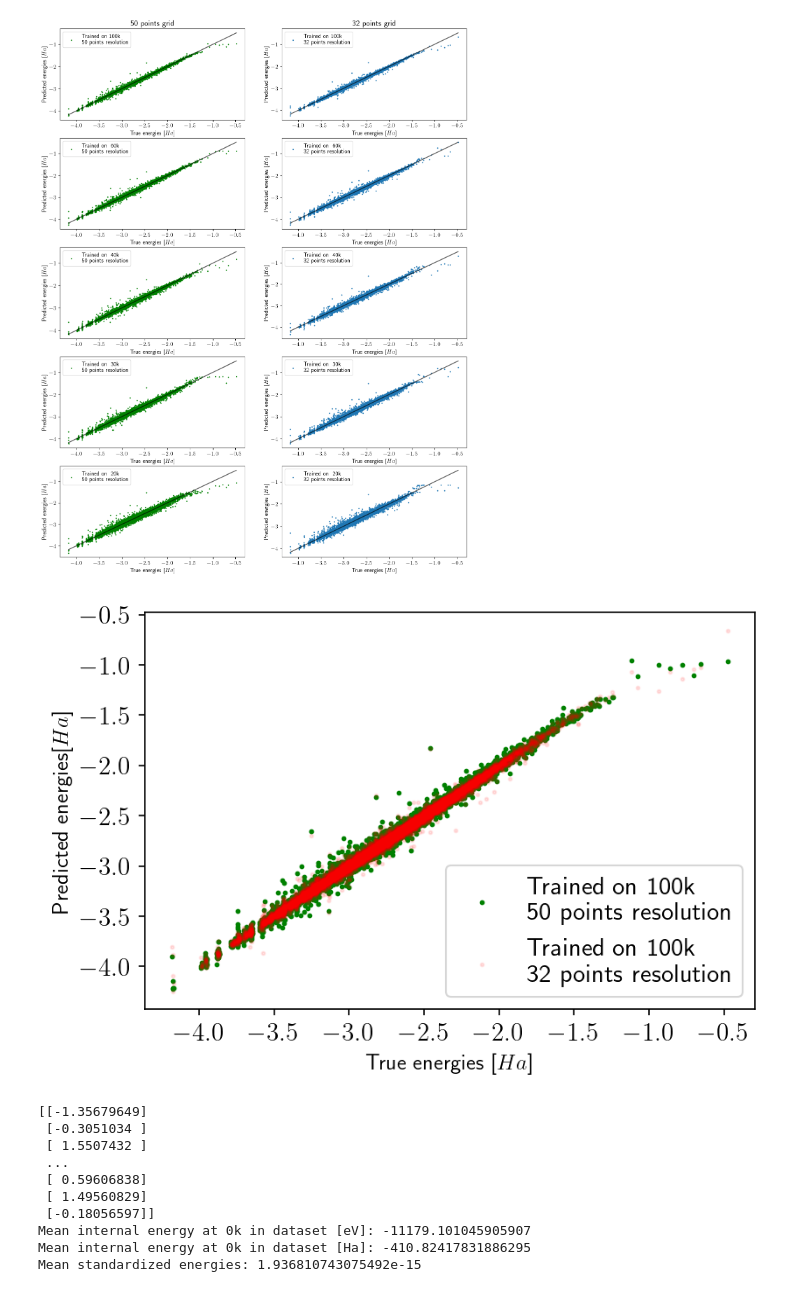
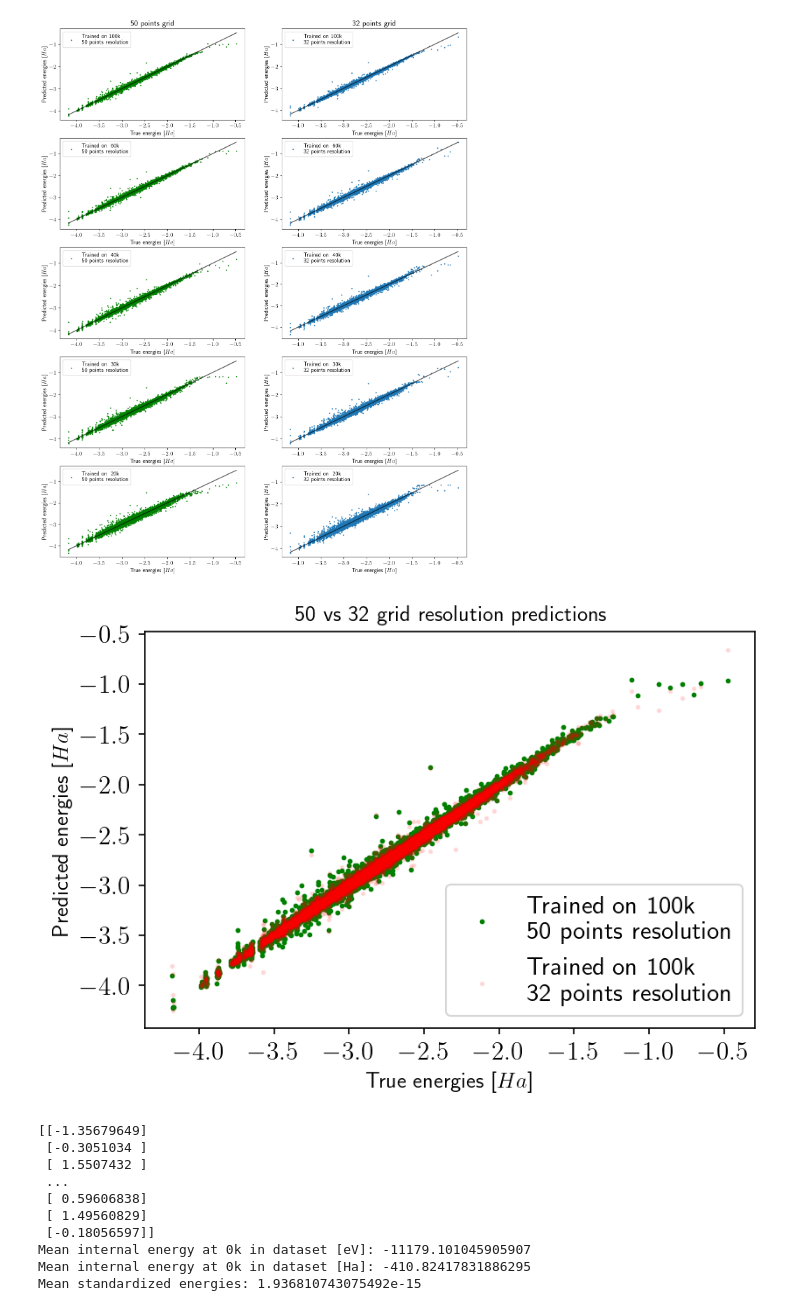
Before and after one commit to lbrodolo/deep_molecules, a Jupyter notebook: dataset_results_analysis.ipynb, the cells around one changed output. Drawn from its saved outputs; the diff is of its cells as text; code cells hidden in the pictures.

```diff
--- a/dataset_results_analysis.ipynb
+++ b/dataset_results_analysis.ipynb
@@ -225,15 +225,17 @@ for i in range(5):
 # %%
 plt.rcParams['figure.dpi'] = 150
 plt.scatter(true_targets_test, grid50_100k, c='Green', s=3, alpha=1, label='Trained on 100k \n50 points resolution')
 plt.scatter(true_targets_test, grid32_100k_adattata, c='r', s=3, alpha=.1, label='Trained on 100k \n32 points resolution')
 plt.xticks(fontsize=14)
 plt.yticks(fontsize=14)
 plt.legend(prop={'size': 14})
 plt.xlabel("True energies [$Ha$]", size=12)
-plt.ylabel("Predicted energies[$Ha$]", size=12)
+plt.ylabel("Predicted energies [$Ha$]", size=12)
+plt.title("50 vs 32 grid resolution predictions")
+plt.savefig("/Users/lucabrodoloni/Desktop/50vs32_pred_comparison.png", facecolor="w")
 plt.show()
 # %% [output]
-[figure, old version]
+[figure, new version]
 # %%
 from sklearn.preprocessing import StandardScaler
 
```
